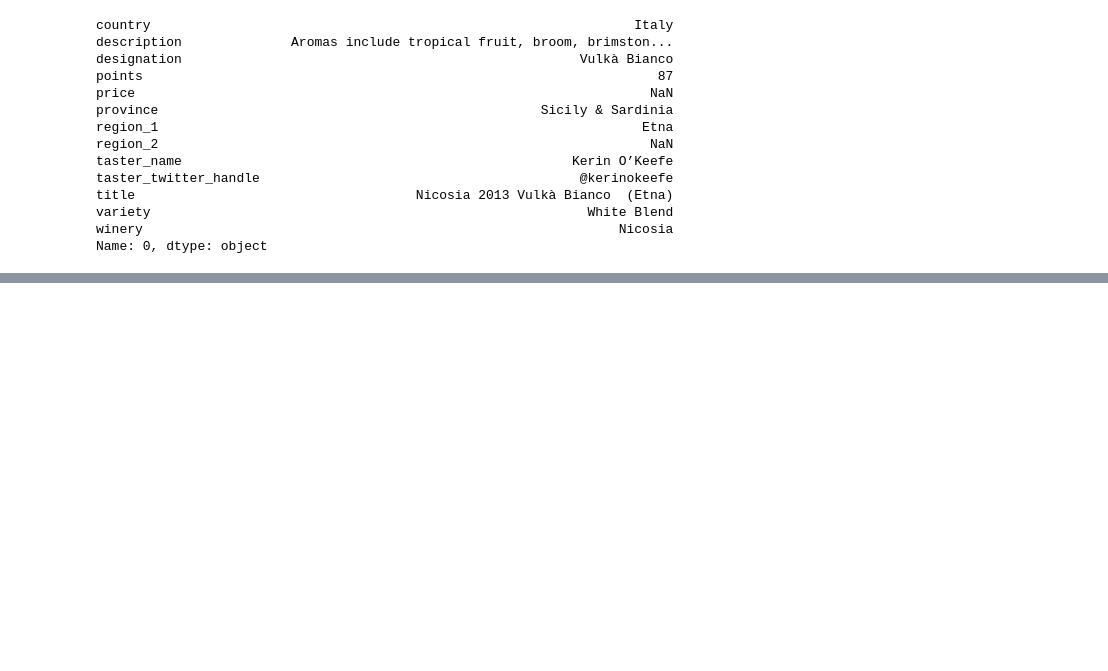
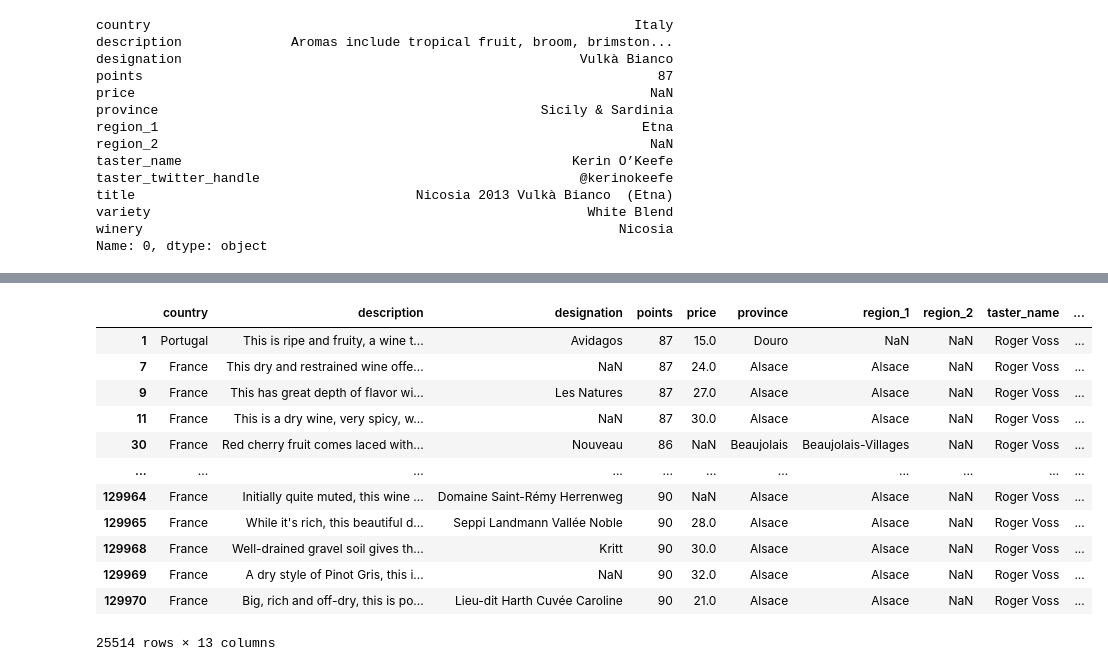
Before and after one commit to augasauruss/Python_mokymai, a Jupyter notebook: 1_paskaita.ipynb/7_paskaita.ipynb, the cells around one changed output, grey strips where cells are left out. Drawn from its saved outputs; the diff is of its cells as text; code cells hidden in the pictures; blank space fills up the shorter version.

```diff
--- a/1_paskaita.ipynb/7_paskaita.ipynb
+++ b/1_paskaita.ipynb/7_paskaita.ipynb
@@ -244,3 +238,5 @@ title                                    Nicosia 2013 Vulkà Bianco  (Etna)
 variety                                                        White Blend
 winery                                                             Nicosia
 Name: 0, dtype: object
+# %%
+sorted_df = wine_df.set_index('country').sort_index(level='country') #indeksas nuo salies ir salys isrikiuotos pagal sali (dabar abeleces tvarka)
@@ -246,0 +315,2 @@ Name: 0, dtype: object
+# %%
+tmp_df = wine_df.set_index( 'province'  )
@@ -246,0 +357,16 @@ Name: 0, dtype: object
+# %%
+wine_df[wine_df['taster_name'] == 'Roger Voss']
+# %% [output]
+|  | country | description | designation | points | price | province | region_1 | region_2 | taster_name | ... |
+| 1 | Portugal | This is ripe and fruity, a wine t... | Avidagos | 87 | 15.0 | Douro | NaN | NaN | Roger Voss | ... |
+| 7 | France | This dry and restrained wine offe... | NaN | 87 | 24.0 | Alsace | Alsace | NaN | Roger Voss | ... |
+| 9 | France | This has great depth of flavor wi... | Les Natures | 87 | 27.0 | Alsace | Alsace | NaN | Roger Voss | ... |
+| 11 | France | This is a dry wine, very spicy, w... | NaN | 87 | 30.0 | Alsace | Alsace | NaN | Roger Voss | ... |
+| 30 | France | Red cherry fruit comes laced with... | Nouveau | 86 | NaN | Beaujolais | Beaujolais-Villages | NaN | Roger Voss | ... |
+| ... | ... | ... | ... | ... | ... | ... | ... | ... | ... | ... |
+| 129964 | France | Initially quite muted, this wine ... | Domaine Saint-Rémy Herrenweg | 90 | NaN | Alsace | Alsace | NaN | Roger Voss | ... |
+| 129965 | France | While it's rich, this beautiful d... | Seppi Landmann Vallée Noble | 90 | 28.0 | Alsace | Alsace | NaN | Roger Voss | ... |
+| 129968 | France | Well-drained gravel soil gives th... | Kritt | 90 | 30.0 | Alsace | Alsace | NaN | Roger Voss | ... |
+| 129969 | France | A dry style of Pinot Gris, this i... | NaN | 90 | 32.0 | Alsace | Alsace | NaN | Roger Voss | ... |
+| 129970 | France | Big, rich and off-dry, this is po... | Lieu-dit Harth Cuvée Caroline | 90 | 21.0 | Alsace | Alsace | NaN | Roger Voss | ... |
+25514 rows × 13 columns
```
Also changed, not shown: parts of 69 cells of this notebook.
